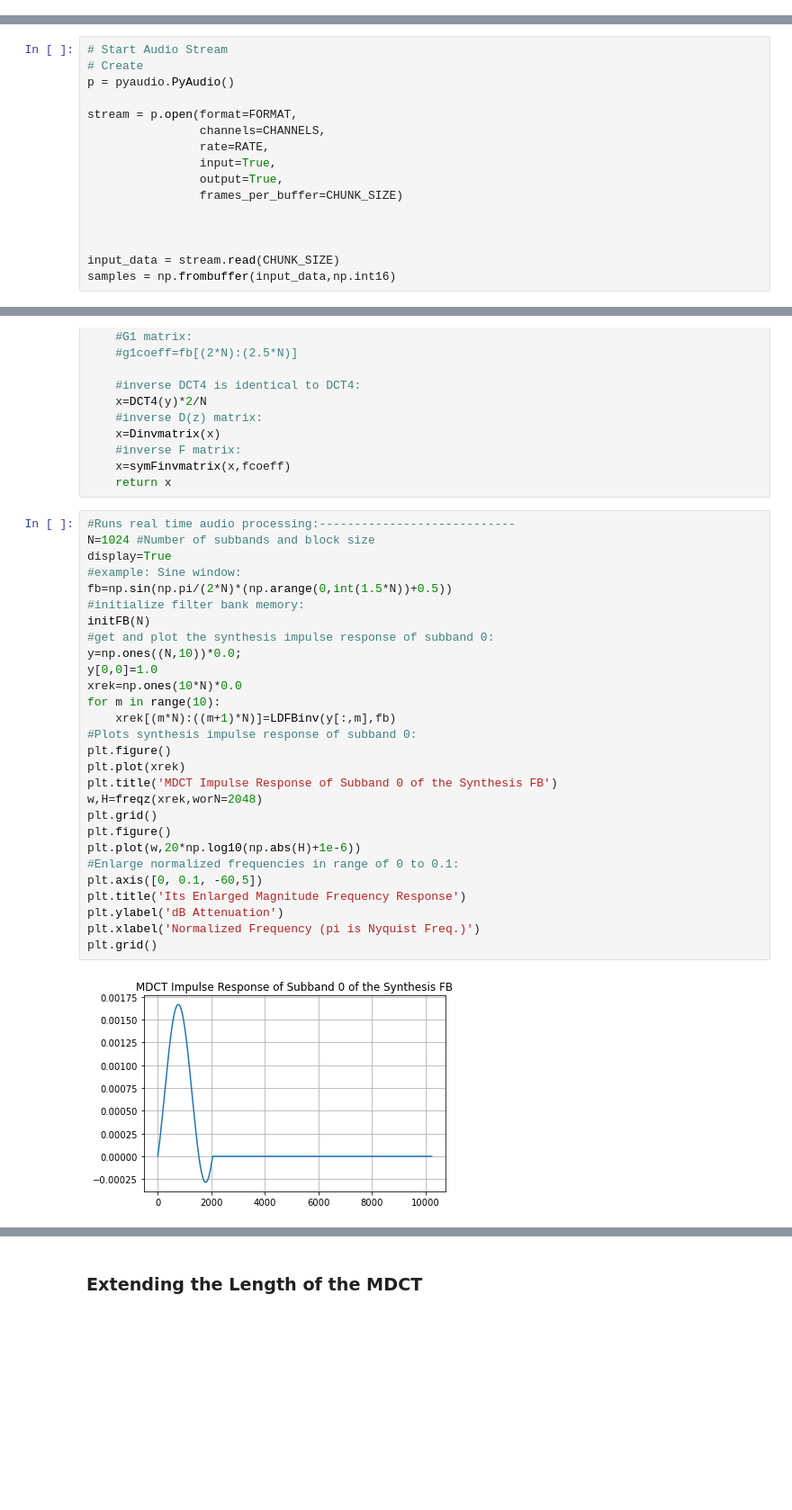
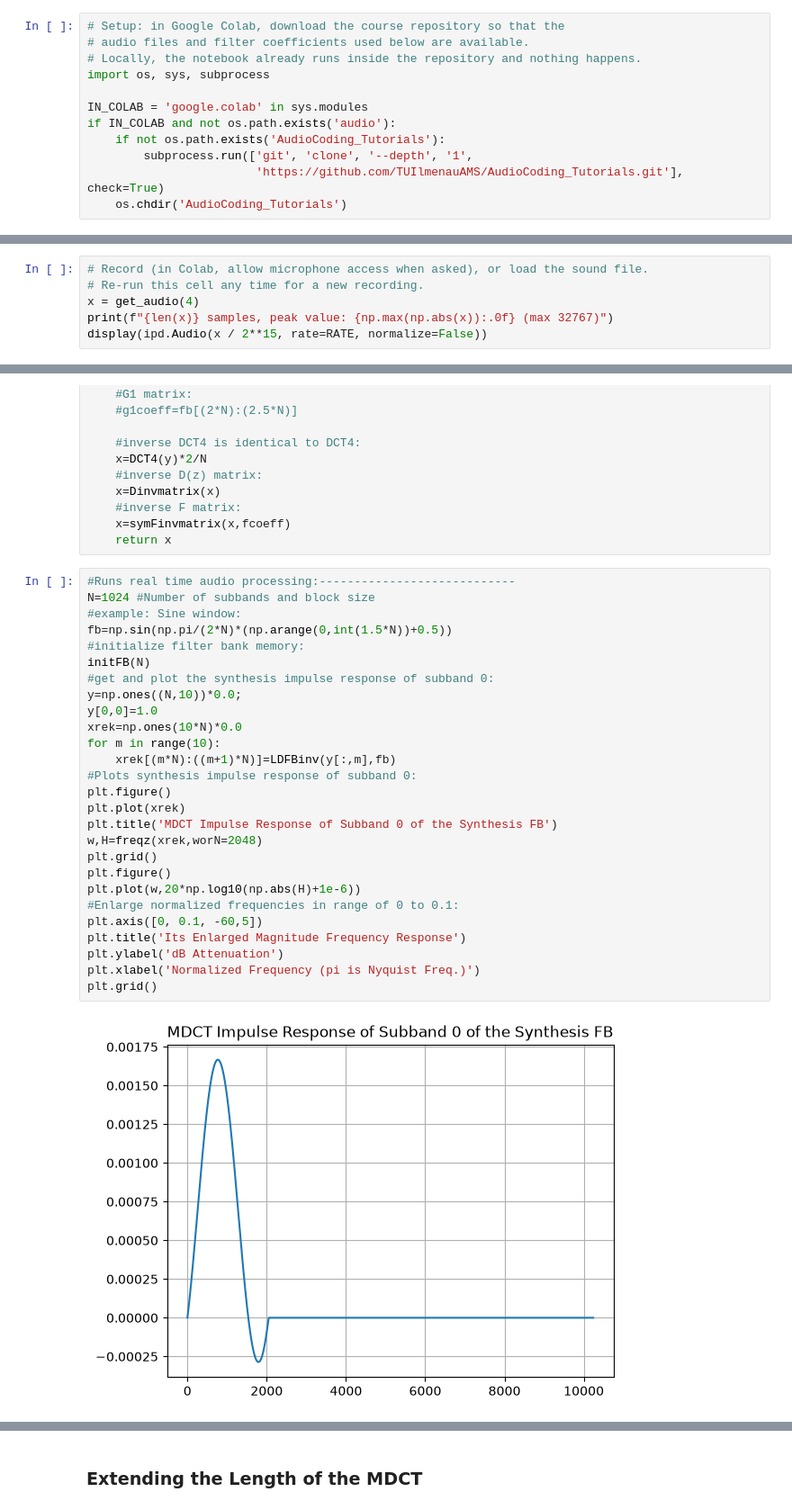
Before and after one commit to TUIlmenauAMS/AudioCoding_Tutorials, a Jupyter notebook: AC_03_FilterBanks2.ipynb, the cells around one changed output, grey strips where cells are left out. Shown at 90% size. Cells and saved outputs as stored; diff of their text form; blank space fills up the shorter version.

Commit message:
Make filter bank notebooks Colab-compatible and clean up

```diff
--- a/AC_03_FilterBanks2.ipynb
+++ b/AC_03_FilterBanks2.ipynb
@@ -13,6 +15,18 @@
 ## Lecture Video:
 
 https://youtu.be/8Ld0EF1dvX0
+# %%
+# Setup: in Google Colab, download the course repository so that the
+# audio files and filter coefficients used below are available.
+# Locally, the notebook already runs inside the repository and nothing happens.
+import os, sys, subprocess
+
+IN_COLAB = 'google.colab' in sys.modules
+if IN_COLAB and not os.path.exists('audio'):
+    if not os.path.exists('AudioCoding_Tutorials'):
+        subprocess.run(['git', 'clone', '--depth', '1',
+                        'https://github.com/TUIlmenauAMS/AudioCoding_Tutorials.git'], check=True)
+    os.chdir('AudioCoding_Tutorials')
 # %%
 %%html
 <iframe width="560" height="315" src="https://www.youtube.com/embed/f1ykTtvWkwM?rel=0" frameborder="0" allow="accelerometer; encrypted-media; gyroscope; picture-in-picture" allowfullscreen></iframe>
@@ -464,16 +476,0 @@ thread = threading.Thread(target=run_mdct, args=(toggle_run,))
-# %%
-# Start Audio Stream
-# Create
-p = pyaudio.PyAudio()
-
-stream = p.open(format=FORMAT,
-                channels=CHANNELS,
-                rate=RATE,
-                input=True,
-                output=True,
-                frames_per_buffer=CHUNK_SIZE)
-
-
-
-input_data = stream.read(CHUNK_SIZE)
-samples = np.frombuffer(input_data,np.int16)
@@ -485,0 +477,6 @@ HBox(children=(Button(description='Start', disabled=True, style=ButtonStyle()),
+# %%
+# Record (in Colab, allow microphone access when asked), or load the sound file.
+# Re-run this cell any time for a new recording.
+x = get_audio(4)
+print(f"{len(x)} samples, peak value: {np.max(np.abs(x)):.0f} (max 32767)")
+display(ipd.Audio(x / 2**15, rate=RATE, normalize=False))
@@ -670,30 +696,29 @@ def LDFBinv(y,fb):
 # %%
 #Runs real time audio processing:----------------------------
 N=1024 #Number of subbands and block size
-display=True
 #example: Sine window:
 fb=np.sin(np.pi/(2*N)*(np.arange(0,int(1.5*N))+0.5))
 #initialize filter bank memory:
 initFB(N)
 #get and plot the synthesis impulse response of subband 0:
 y=np.ones((N,10))*0.0;
 y[0,0]=1.0
 xrek=np.ones(10*N)*0.0
 for m in range(10):
     xrek[(m*N):((m+1)*N)]=LDFBinv(y[:,m],fb)
 #Plots synthesis impulse response of subband 0:
 plt.figure()
 plt.plot(xrek)
 plt.title('MDCT Impulse Response of Subband 0 of the Synthesis FB')
 w,H=freqz(xrek,worN=2048)
 plt.grid()
 plt.figure()
 plt.plot(w,20*np.log10(np.abs(H)+1e-6))
 #Enlarge normalized frequencies in range of 0 to 0.1:
 plt.axis([0, 0.1, -60,5])
 plt.title('Its Enlarged Magnitude Frequency Response')
 plt.ylabel('dB Attenuation')
 plt.xlabel('Normalized Frequency (pi is Nyquist Freq.)')
 plt.grid()
 # %% [output]
-[figure, old version]
+[figure, new version]
```
Also changed, not shown: parts of 37 cells of this notebook, 1 other file.
